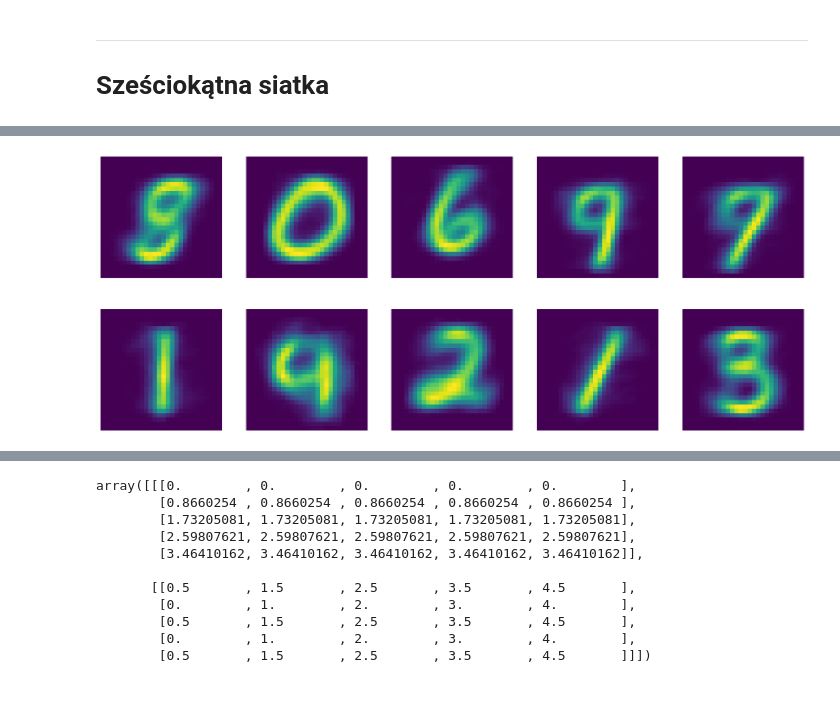
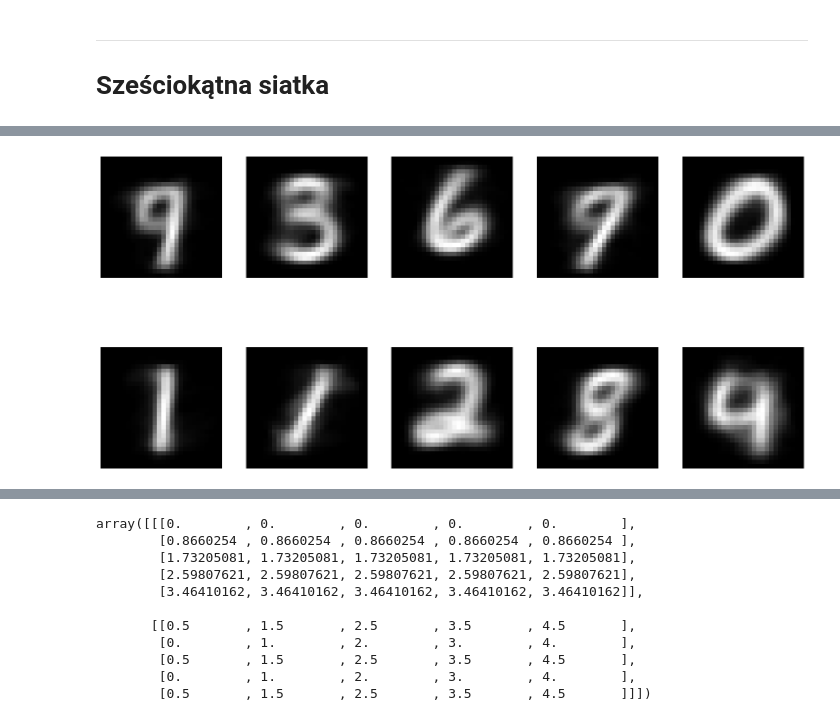
Before and after one commit to skowronskid/Computational-Analysis-Methods, a Jupyter notebook: SOM/som_experiments.ipynb, the cells around one changed output, grey strips where cells are left out. Drawn from its saved outputs; the diff is of its cells as text; code cells hidden in the pictures; blank space fills up the shorter version.

```diff
--- a/SOM/som_experiments.ipynb
+++ b/SOM/som_experiments.ipynb
@@ -389,12 +418,8 @@ tmp = som.weights.reshape(10,784)
 # %%
-fig, axs = plt.subplots(2, 5, figsize=(20, 8))
-axs = axs.flatten()
-
-
-
-
-for i, ax in enumerate(axs):
-    ax.imshow(np.asarray(tmp[i]).reshape(28,28))
-    ax.axis('off')
+fig, axs = plt.subplots(2, 5, figsize=(20, 10))
+for i in range(axs.shape[0]):
+    for j in range(axs.shape[1]):
+        axs[i,j].imshow(som.weights[i,j].reshape(28,28), cmap="gray")
+        axs[i,j].axis('off')
 # %% [output]
-[figure, old version]
+[figure, new version]
```
Also changed, not shown: parts of 39 cells of this notebook, 1 other file.
